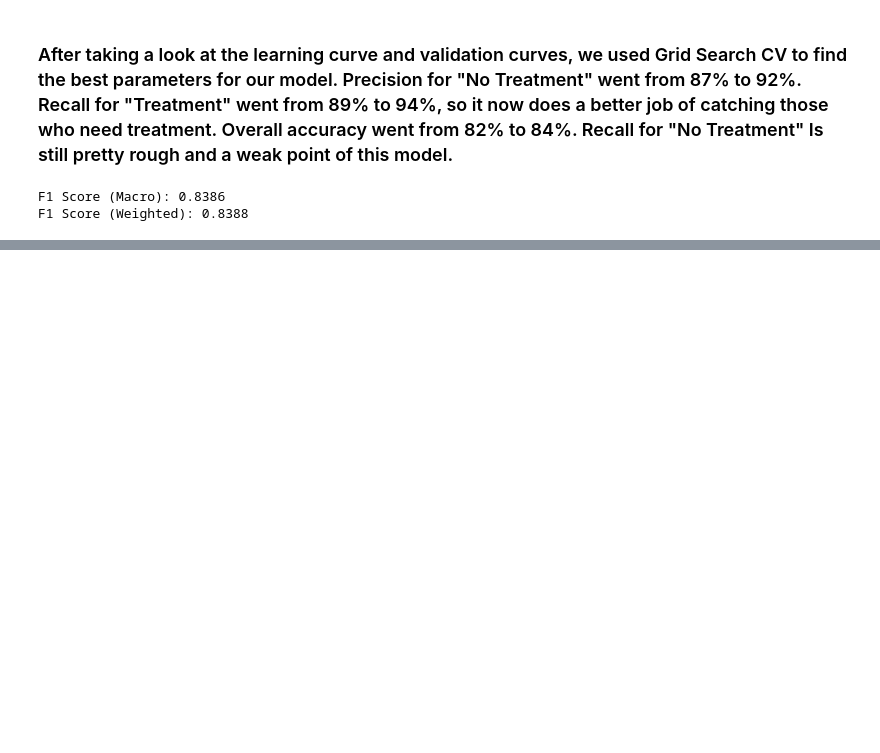
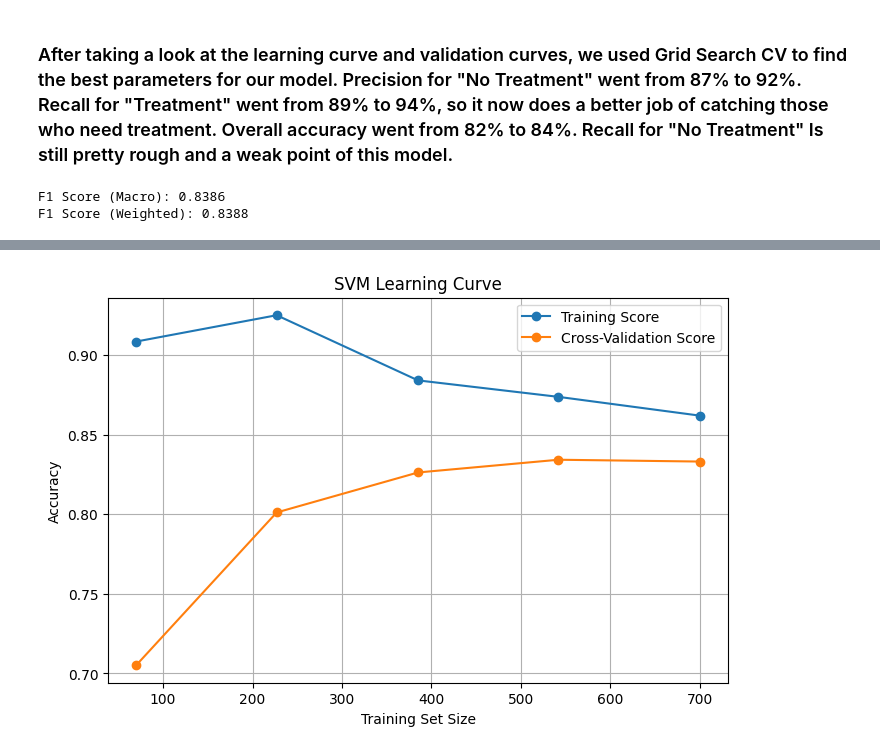
Before and after one commit to aking1024/DSS740_Final, a Jupyter notebook: Logistic_Regression.ipynb, the cells around one changed output, grey strips where cells are left out. Drawn from its saved outputs; the diff is of its cells as text; code cells hidden in the pictures; blank space fills up the shorter version.

```diff
--- a/Logistic_Regression.ipynb
+++ b/Logistic_Regression.ipynb
@@ -227,0 +230,10 @@ F1 Score (Weighted): 0.8388
+# %%
+svm_model = SVC(kernel='rbf', random_state=42)
+svm_model.fit(X_train, y_train)
+y_pred_svm = svm_model.predict(X_test)
+
+print("\n--- SVM Classification Report ---")
+print(classification_report(y_test, y_pred_svm))
+
+print("\n--- SVM Confusion Matrix ---")
+print(confusion_matrix(y_test, y_pred_svm))
@@ -227,0 +255,19 @@ F1 Score (Weighted): 0.8388
+# %%
+train_sizes, train_scores, test_scores = learning_curve(
+    SVC(kernel='rbf', random_state=42), X_train, y_train, cv=5, scoring='accuracy', n_jobs=-1
+)
+
+train_mean = np.mean(train_scores, axis=1)
+test_mean = np.mean(test_scores, axis=1)
+
+plt.figure(figsize=(8, 5))
+plt.plot(train_sizes, train_mean, 'o-', label='Training Score')
+plt.plot(train_sizes, test_mean, 'o-', label='Cross-Validation Score')
+plt.title("SVM Learning Curve")
+plt.xlabel("Training Set Size")
+plt.ylabel("Accuracy")
+plt.legend()
+plt.grid()
+plt.show()
+# %% [output]
+[figure, added]
```
Also changed, not shown: parts of 5 cells of this notebook.
